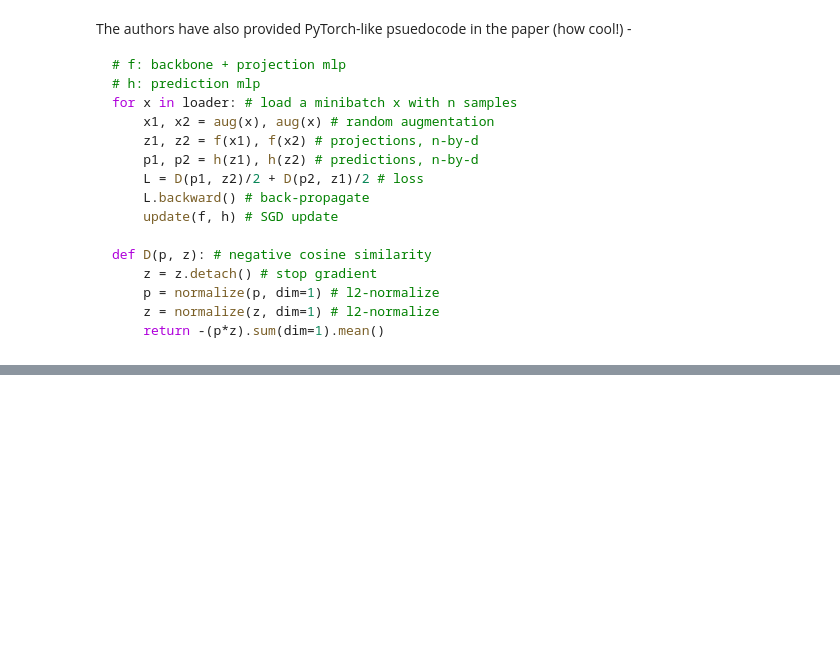
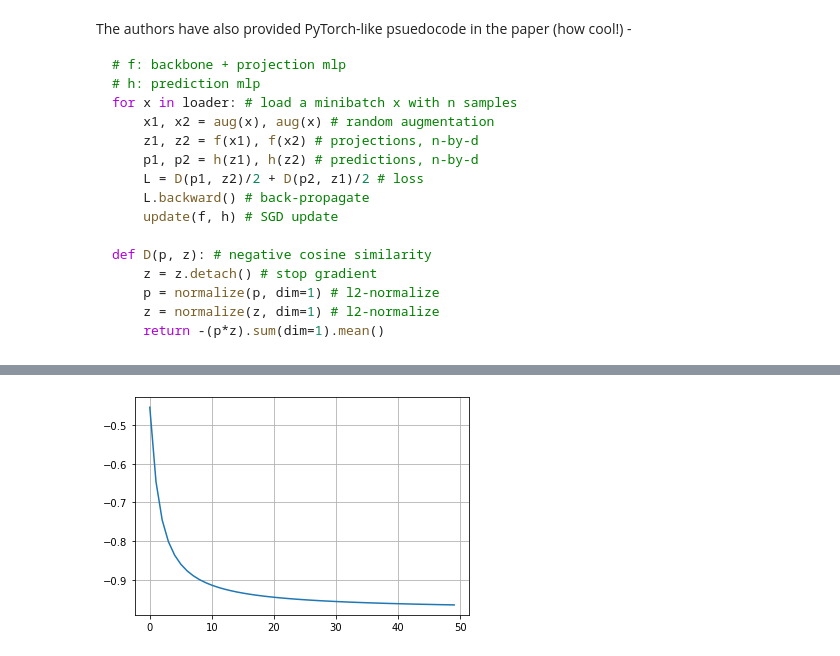
Before and after one commit to sayakpaul/SimSiam-TF, a Jupyter notebook: SimSiam_Pre_training.ipynb, the cells around one changed output, grey strips where cells are left out. Drawn from its saved outputs; the diff is of its cells as text; code cells hidden in the pictures; blank space fills up the shorter version.

Commit message:
50 epochs training complete

```diff
--- a/SimSiam_Pre_training.ipynb
+++ b/SimSiam_Pre_training.ipynb
@@ -217,6 +211,7 @@ This includes an MLP.
 def get_predictor():
     inputs = tf.keras.layers.Input((2048, ))
     x = tf.keras.layers.Dense(512, activation='relu', use_bias=False)(inputs)
+    x = tf.keras.layers.BatchNormalization()(x)
     p = tf.keras.layers.Dense(2048)(x)
 
     h = tf.keras.Model(inputs, p)
@@ -326,5 +323,5 @@ optimizer = tf.keras.optimizers.SGD(lr_decayed_fn, momentum=0.6)
 f = get_encoder()
 h = get_predictor()
 
-epoch_wise_loss, f, h  = train_simsiam(f, h, dataset_one, dataset_two, optimizer, epochs=100)
+epoch_wise_loss, f, h  = train_simsiam(f, h, dataset_one, dataset_two, optimizer, epochs=50)
 # %% [output]
@@ -332,3 +333,6 @@ epoch: 1 loss: -0.452
 # %%
 plt.plot(epoch_wise_loss)
+plt.grid()
 plt.show()
+# %% [output]
+[figure, added]
```
Also changed, not shown: parts of 8 cells of this notebook.
